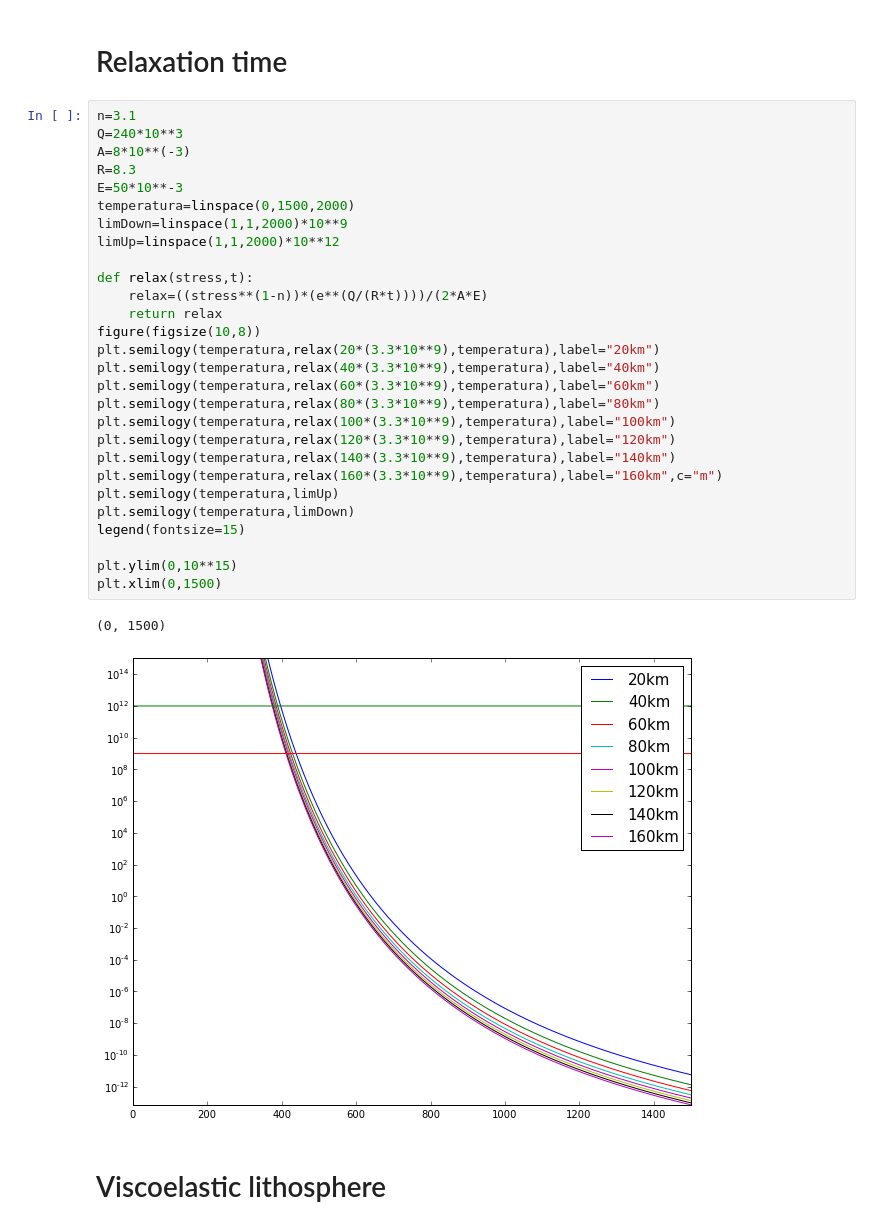
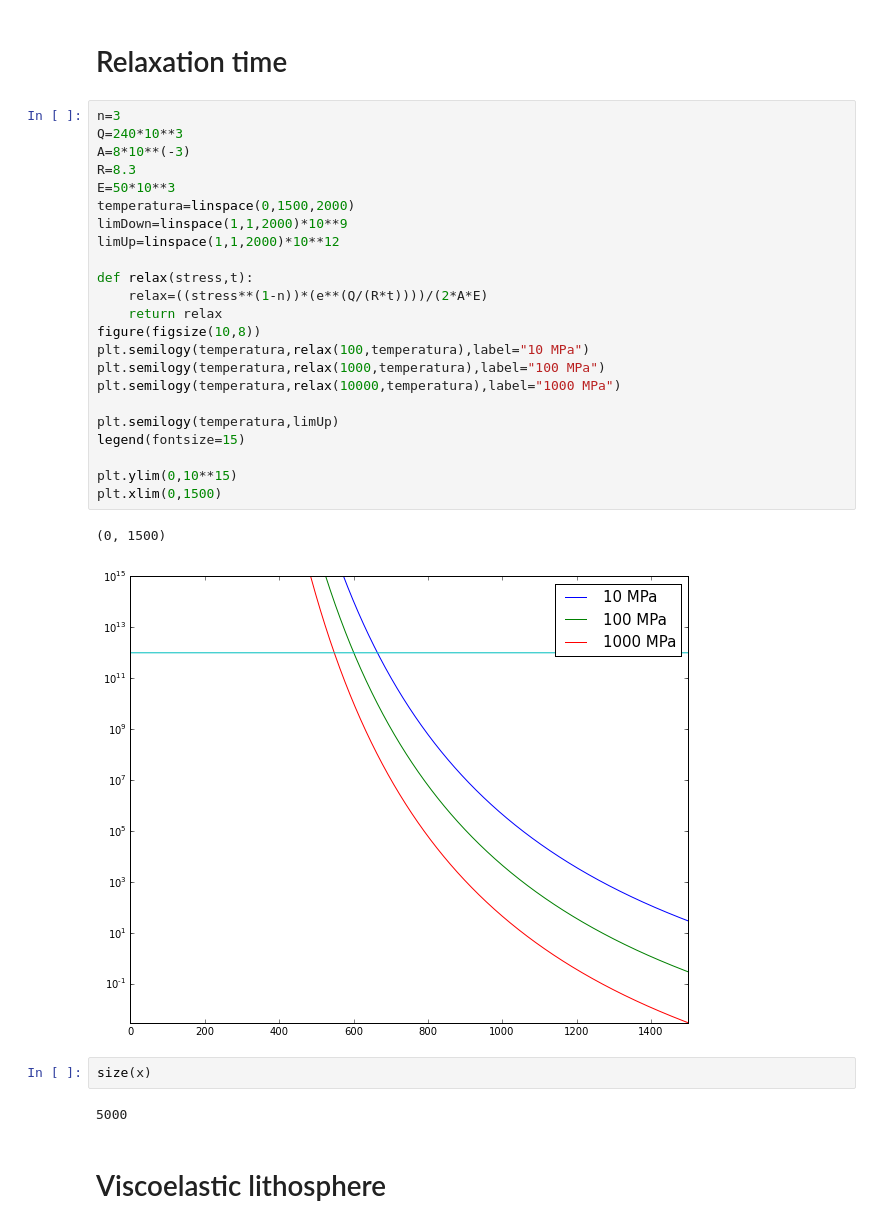
Before and after one commit to SbastianGarzon/Geodynamics, a Jupyter notebook: OceanicPlates/oceanicPlates.ipynb, the cells around one changed output. Cells and saved outputs as stored; diff of their text form.

```diff
--- a/OceanicPlates/oceanicPlates.ipynb
+++ b/OceanicPlates/oceanicPlates.ipynb
@@ -113,36 +117,35 @@ gs.tight_layout(fig)
 # %% [markdown]
 # Relaxation time
 # %%
-n=3.1
+n=3
 Q=240*10**3
 A=8*10**(-3)
 R=8.3
-E=50*10**-3
+E=50*10**3
 temperatura=linspace(0,1500,2000)
 limDown=linspace(1,1,2000)*10**9
 limUp=linspace(1,1,2000)*10**12
 
 def relax(stress,t):
     relax=((stress**(1-n))*(e**(Q/(R*t))))/(2*A*E)
     return relax
 figure(figsize(10,8))
-plt.semilogy(temperatura,relax(20*(3.3*10**9),temperatura),label="20km")
-plt.semilogy(temperatura,relax(40*(3.3*10**9),temperatura),label="40km")
-plt.semilogy(temperatura,relax(60*(3.3*10**9),temperatura),label="60km")
-plt.semilogy(temperatura,relax(80*(3.3*10**9),temperatura),label="80km")
-plt.semilogy(temperatura,relax(100*(3.3*10**9),temperatura),label="100km")
-plt.semilogy(temperatura,relax(120*(3.3*10**9),temperatura),label="120km")
-plt.semilogy(temperatura,relax(140*(3.3*10**9),temperatura),label="140km")
-plt.semilogy(temperatura,relax(160*(3.3*10**9),temperatura),label="160km",c="m")
+plt.semilogy(temperatura,relax(100,temperatura),label="10 MPa")
+plt.semilogy(temperatura,relax(1000,temperatura),label="100 MPa")
+plt.semilogy(temperatura,relax(10000,temperatura),label="1000 MPa")
+
 plt.semilogy(temperatura,limUp)
-plt.semilogy(temperatura,limDown)
 legend(fontsize=15)
 
 plt.ylim(0,10**15)
 plt.xlim(0,1500)
 # %% [output]
 (0, 1500)
-[figure, old version]
+[figure, new version]
+# %%
+size(x)
+# %% [output]
+5000
 # %% [markdown]
 # Viscoelastic lithosphere
 # %%
```
Also changed, not shown: parts of 13 cells of this notebook.
